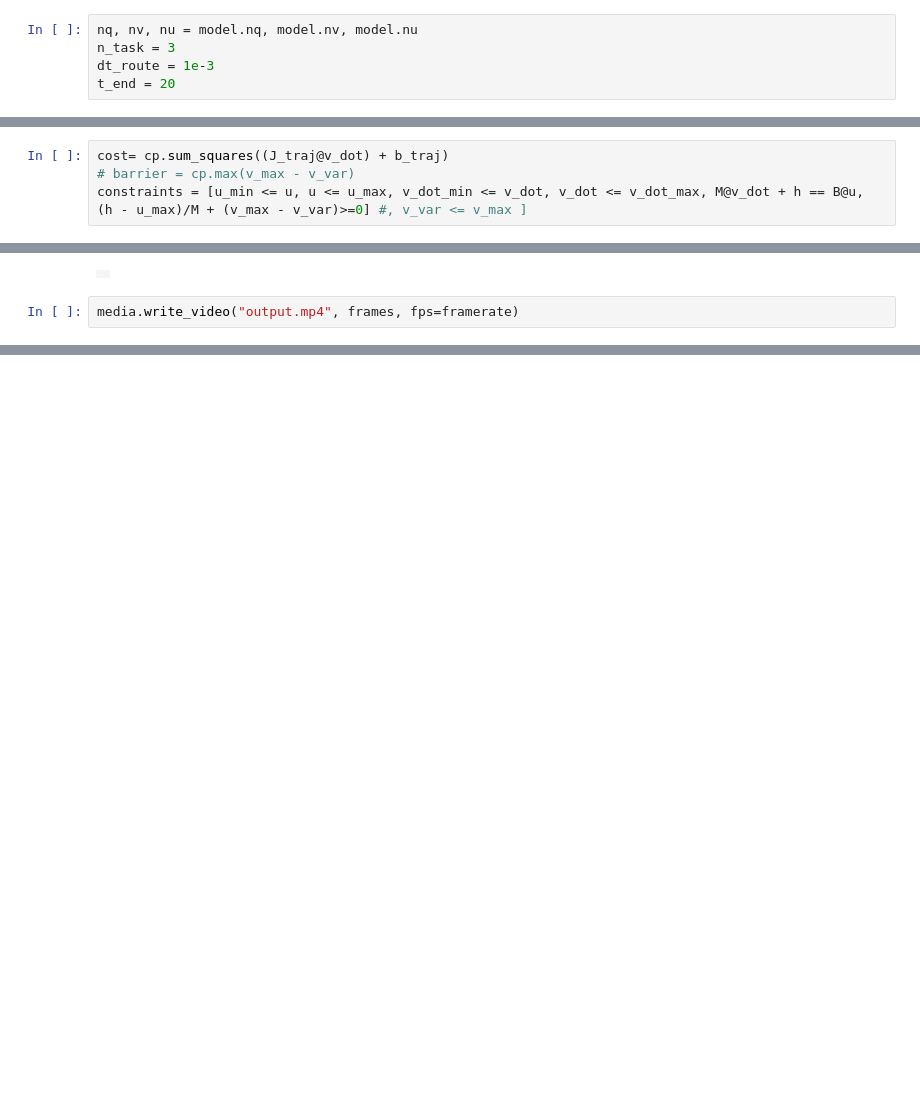
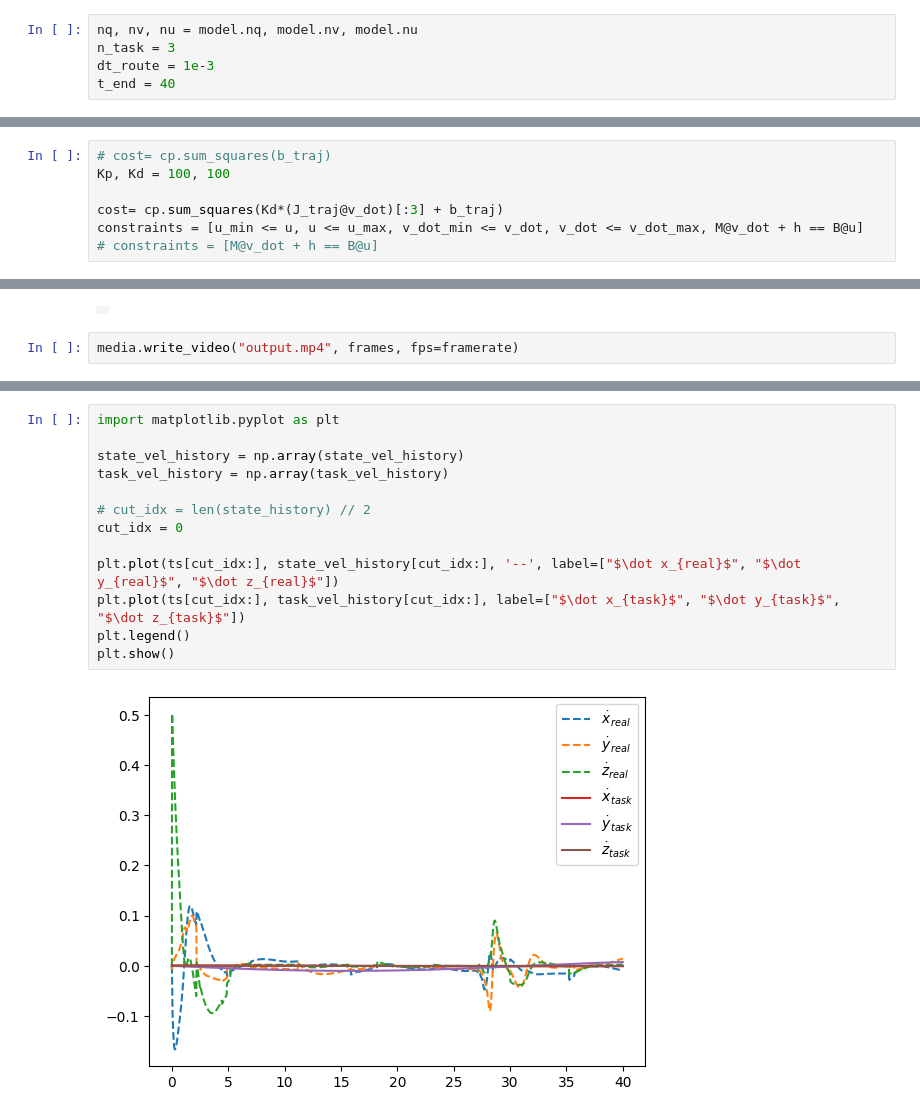
Before and after one commit to AsiiaPine/CBF, a Jupyter notebook: result.ipynb, the cells around one changed output, grey strips where cells are left out. Cells and saved outputs as stored; diff of their text form; blank space fills up the shorter version.

```diff
--- a/result.ipynb
+++ b/result.ipynb
@@ -62,7 +62,7 @@ Define number of states variables for robot position, velocity and control input
 nq, nv, nu = model.nq, model.nv, model.nu
 n_task = 3
 dt_route = 1e-3
-t_end = 20
+t_end = 40
 # %%
 mj_model = mujoco.MjModel.from_xml_path("z1/scene.xml")
 data = mujoco.MjData(mj_model)
@@ -184,7 +225,10 @@ B = cp.Parameter((nv, nu), "B")
 # %%
-cost= cp.sum_squares((J_traj@v_dot) + b_traj)
-# barrier = cp.max(v_max - v_var)
-constraints = [u_min <= u, u <= u_max, v_dot_min <= v_dot, v_dot <= v_dot_max, M@v_dot + h == B@u, (h - u_max)/M + (v_max - v_var)>=0] #, v_var <= v_max ]
+# cost= cp.sum_squares(b_traj)
+Kp, Kd = 100, 100
+
+cost= cp.sum_squares(Kd*(J_traj@v_dot)[:3] + b_traj)
+constraints = [u_min <= u, u <= u_max, v_dot_min <= v_dot, v_dot <= v_dot_max, M@v_dot + h == B@u]
+# constraints = [M@v_dot + h == B@u]
 # %%
 objective = cp.Minimize(cost)
 problem = cp.Problem(objective, constraints)
@@ -305,3 +350,18 @@ plt.show()
+# %%
+import matplotlib.pyplot as plt
+
+state_vel_history = np.array(state_vel_history)
+task_vel_history = np.array(task_vel_history)
+
+# cut_idx = len(state_history) // 2
+cut_idx = 0
+
+plt.plot(ts[cut_idx:], state_vel_history[cut_idx:], '--', label=["$\dot x_{real}$", "$\dot y_{real}$", "$\dot z_{real}$"])
+plt.plot(ts[cut_idx:], task_vel_history[cut_idx:], label=["$\dot x_{task}$", "$\dot y_{task}$", "$\dot z_{task}$"])
+plt.legend()
+plt.show()
+# %% [output]
+[figure, added]
 # %%
 import matplotlib.pyplot as plt
 
```
Also changed, not shown: parts of 22 cells of this notebook, 5 other files.
